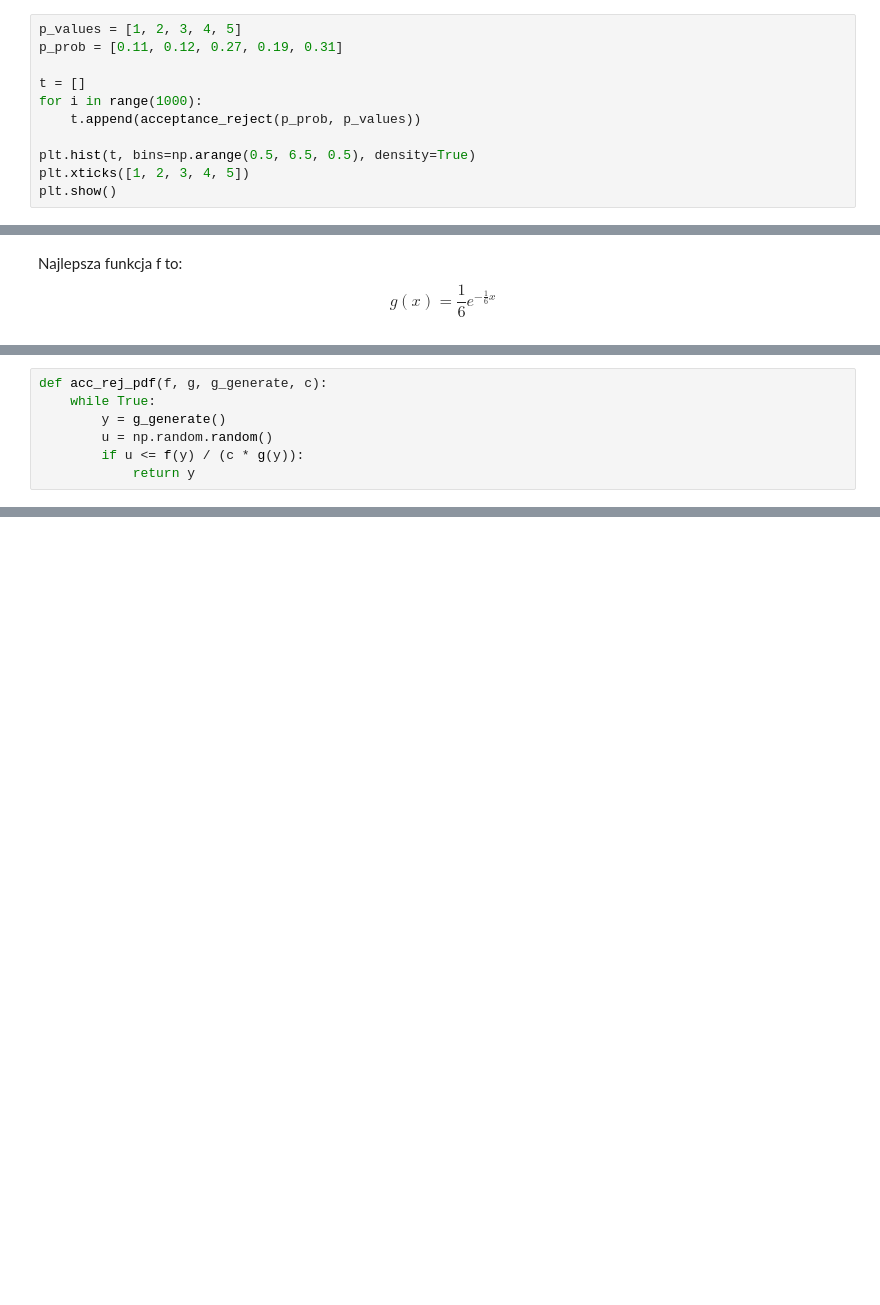
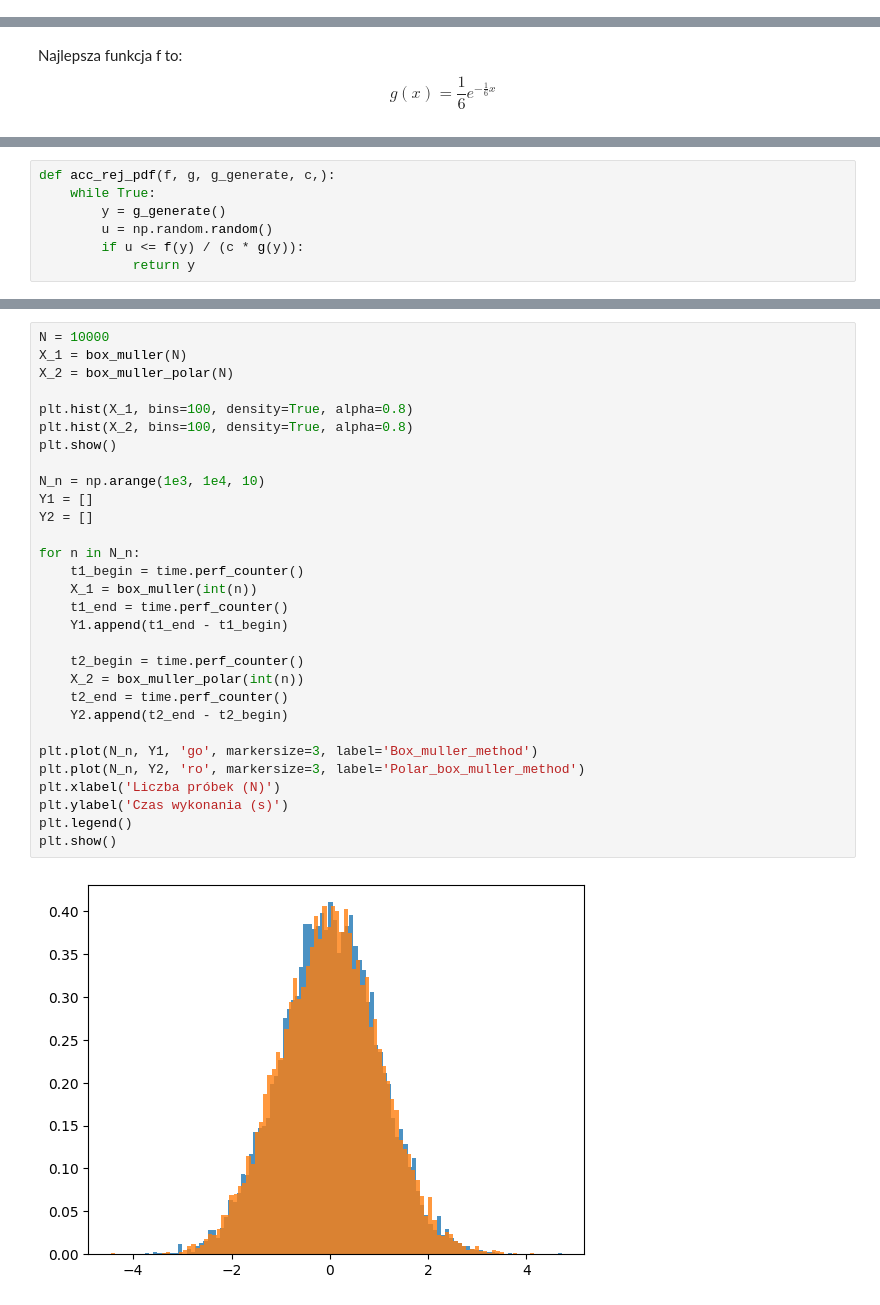
Before and after one commit to KacperPietryka/Symulacje-komputerowe, a Jupyter notebook: lista3.ipynb, the cells around one changed output, grey strips where cells are left out. Saved outputs shown, nothing was run; the diff lists cells and outputs as text; blank space fills up the shorter version.

```diff
--- a/lista3.ipynb
+++ b/lista3.ipynb
@@ -16,14 +17,3 @@ def acceptance_reject(p, x):
         U = np.random.random()
         if U <= p[Y]/(c*p_y):
             return x[Y]
-# %%
-p_values = [1, 2, 3, 4, 5]
-p_prob = [0.11, 0.12, 0.27, 0.19, 0.31]
-
-t = []
-for i in range(1000):
-    t.append(acceptance_reject(p_prob, p_values))
-
-plt.hist(t, bins=np.arange(0.5, 6.5, 0.5), density=True)
-plt.xticks([1, 2, 3, 4, 5])
-plt.show()
@@ -62,5 +78,5 @@ def f_b(x):
 # %%
-def acc_rej_pdf(f, g, g_generate, c):
+def acc_rej_pdf(f, g, g_generate, c,):
     while True:
         y = g_generate()
         u = np.random.random()
@@ -160,0 +335,32 @@ Wariancja wynosi: 0.2247216339704161, wartość średnia: -0.009063090724065257
+# %%
+N = 10000
+X_1 = box_muller(N)
+X_2 = box_muller_polar(N)
+
+plt.hist(X_1, bins=100, density=True, alpha=0.8)
+plt.hist(X_2, bins=100, density=True, alpha=0.8)
+plt.show()
+
+N_n = np.arange(1e3, 1e4, 10)
+Y1 = []
+Y2 = []
+
+for n in N_n:
+    t1_begin = time.perf_counter()
+    X_1 = box_muller(int(n))
+    t1_end = time.perf_counter()
+    Y1.append(t1_end - t1_begin)
+
+    t2_begin = time.perf_counter()
+    X_2 = box_muller_polar(int(n))
+    t2_end = time.perf_counter()
+    Y2.append(t2_end - t2_begin)
+
+plt.plot(N_n, Y1, 'go', markersize=3, label='Box_muller_method')
+plt.plot(N_n, Y2, 'ro', markersize=3, label='Polar_box_muller_method')
+plt.xlabel('Liczba próbek (N)')
+plt.ylabel('Czas wykonania (s)')
+plt.legend()
+plt.show()
+# %% [output]
+[figure, added]
```
Also changed, not shown: parts of 23 cells of this notebook.
